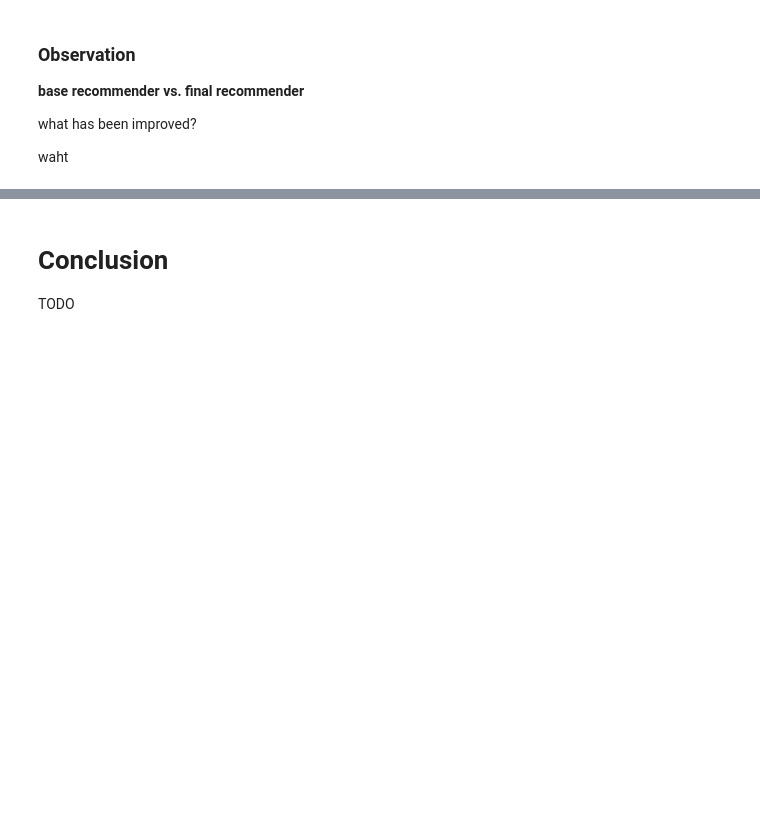
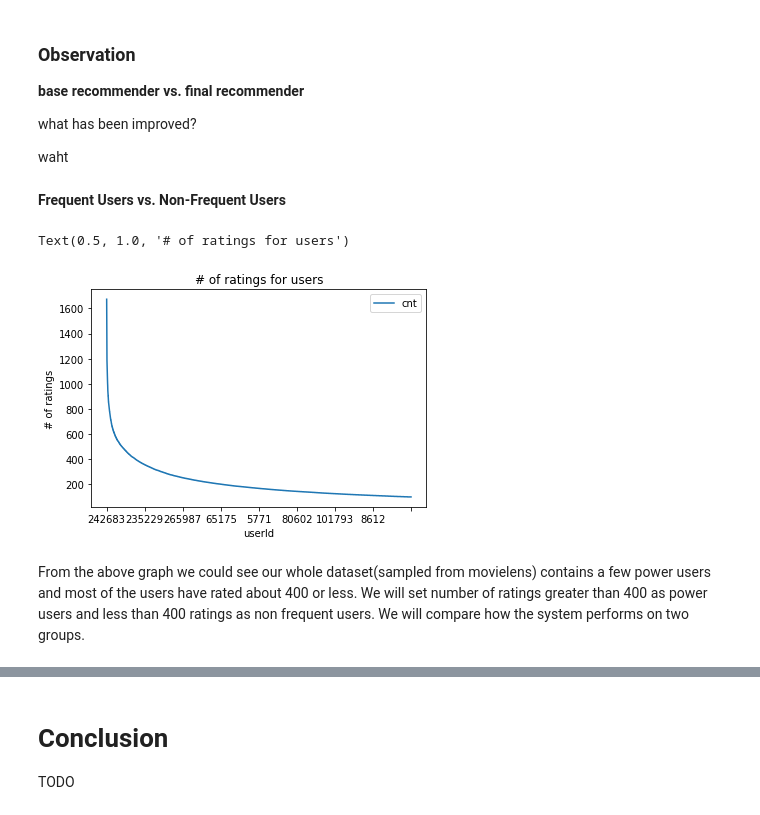
Before and after one commit to syeehyn/personalization-system, a Jupyter notebook: notebook/final_report-jiekie.ipynb, the cells around one changed output, grey strips where cells are left out. Saved outputs shown, nothing was run; the diff lists cells and outputs as text; code cells hidden in the pictures; blank space fills up the shorter version.

```diff
--- a/notebook/final_report-jiekie.ipynb
+++ b/notebook/final_report-jiekie.ipynb
@@ -1344,3 +1344,16 @@ what has been improved?
 
 
 waht
+# %% [markdown]
+**Frequent Users vs. Non-Frequent Users**
+# %%
+user_rating_cnt = sample_df.userId.value_counts().to_frame("cnt")
+user_rating_cnt['userId'] = user_rating_cnt.index.astype(str)
+user_rating_cnt.plot(x="userId",y="cnt")
+plt.ylabel("# of ratings")
+plt.title("# of ratings for users")
+# %% [output]
+Text(0.5, 1.0, '# of ratings for users')
+[figure, added]
+# %% [markdown]
+From the above graph we could see our whole dataset(sampled from movielens) contains a few power users and most of the users have rated about 400 or less. We will set number of ratings greater than 400 as power users and less than 400 ratings as non frequent users. We will compare how the system performs on two groups.
```
Also changed, not shown: parts of 11 cells of this notebook, 1 other file.
